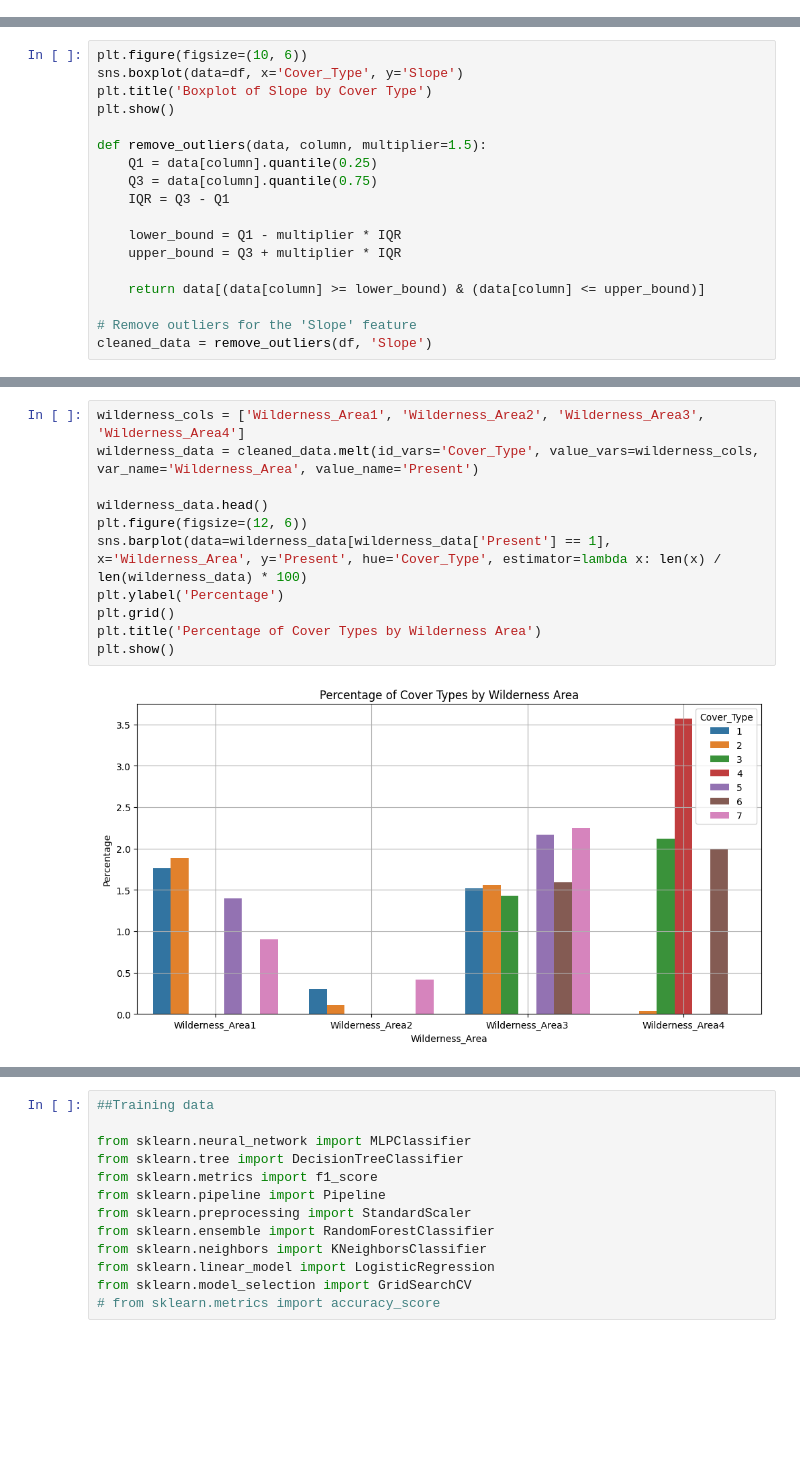
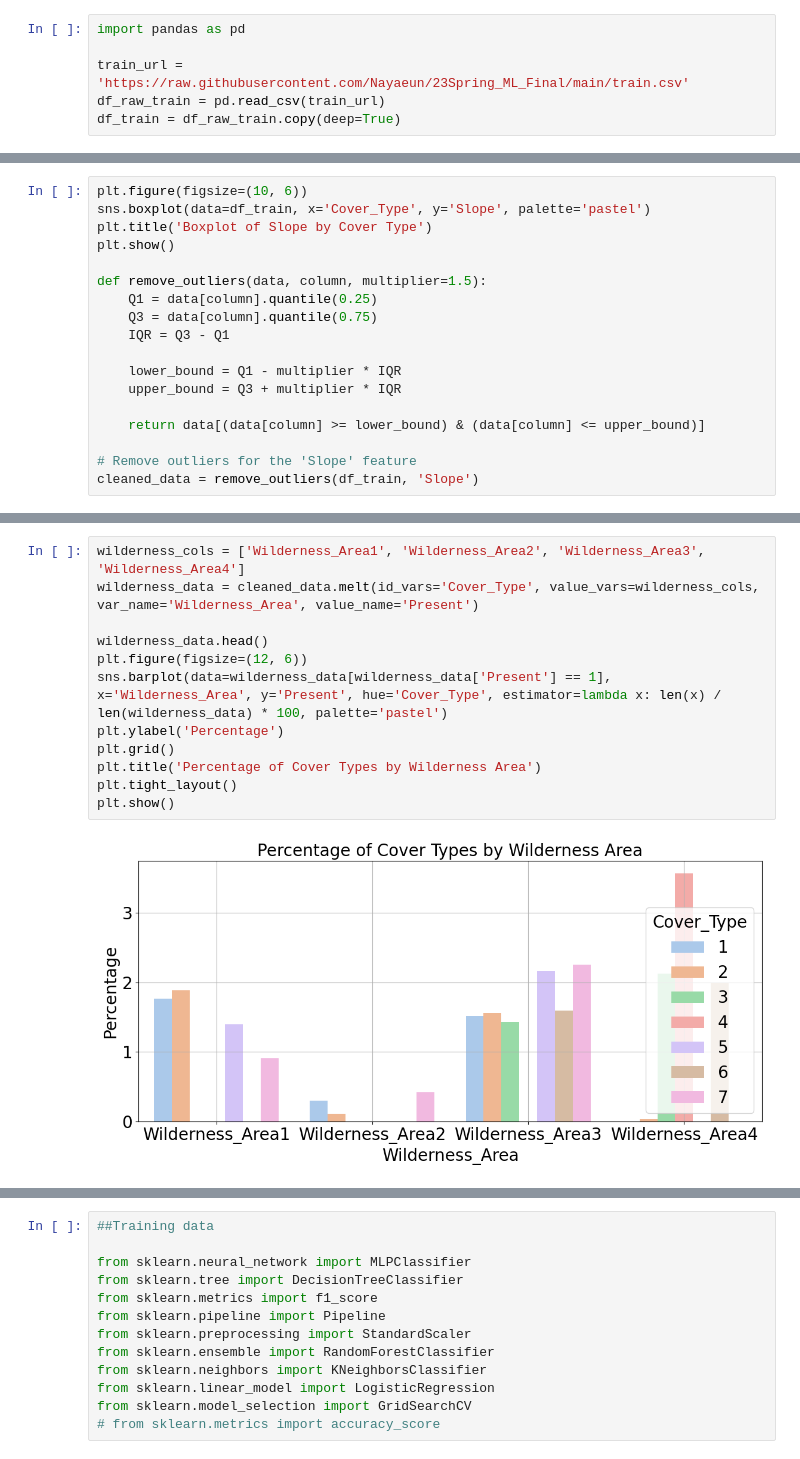
Before and after one commit to Nayaeun/Forest-Cover-Type-Prediction, a Jupyter notebook: final project_updated _1.ipynb, the cells around one changed output, grey strips where cells are left out. Cells and saved outputs as stored; diff of their text form; blank space fills up the shorter version.

```diff
--- a/final project_updated _1.ipynb
+++ b/final project_updated _1.ipynb
@@ -38 +32,7 @@ NameError: name 'tf' is not defined
+# %%
+import pandas as pd
+
+train_url = 'https://raw.githubusercontent.com/Nayaeun/23Spring_ML_Final/main/train.csv'
+df_raw_train = pd.read_csv(train_url)
+df_train = df_raw_train.copy(deep=True)
 # %%
@@ -107,6 +125,6 @@ plt.show()
 # %%
 plt.figure(figsize=(10, 6))
-sns.boxplot(data=df, x='Cover_Type', y='Slope')
+sns.boxplot(data=df_train, x='Cover_Type', y='Slope', palette='pastel')
 plt.title('Boxplot of Slope by Cover Type')
 plt.show()
 
@@ -121,5 +139,5 @@ def remove_outliers(data, column, multiplier=1.5):
     return data[(data[column] >= lower_bound) & (data[column] <= upper_bound)]
 
 # Remove outliers for the 'Slope' feature
-cleaned_data = remove_outliers(df, 'Slope')
+cleaned_data = remove_outliers(df_train, 'Slope')
 # %% [output]
@@ -131,15 +149,16 @@ df.shape, cleaned_data.shape
 # %%
 wilderness_cols = ['Wilderness_Area1', 'Wilderness_Area2', 'Wilderness_Area3', 'Wilderness_Area4']
 wilderness_data = cleaned_data.melt(id_vars='Cover_Type', value_vars=wilderness_cols, var_name='Wilderness_Area', value_name='Present')
 
 wilderness_data.head()
 plt.figure(figsize=(12, 6))
-sns.barplot(data=wilderness_data[wilderness_data['Present'] == 1], x='Wilderness_Area', y='Present', hue='Cover_Type', estimator=lambda x: len(x) / len(wilderness_data) * 100)
+sns.barplot(data=wilderness_data[wilderness_data['Present'] == 1], x='Wilderness_Area', y='Present', hue='Cover_Type', estimator=lambda x: len(x) / len(wilderness_data) * 100, palette='pastel')
 plt.ylabel('Percentage')
 plt.grid()
 plt.title('Percentage of Cover Types by Wilderness Area')
+plt.tight_layout()
 plt.show()
 # %% [output]
-[figure, old version]
+[figure, new version]
 # %%
 distance_cols = ['Horizontal_Distance_To_Hydrology', 'Horizontal_Distance_To_Roadways', 'Horizontal_Distance_To_Fire_Points']
```
Also changed, not shown: parts of 15 cells of this notebook.
